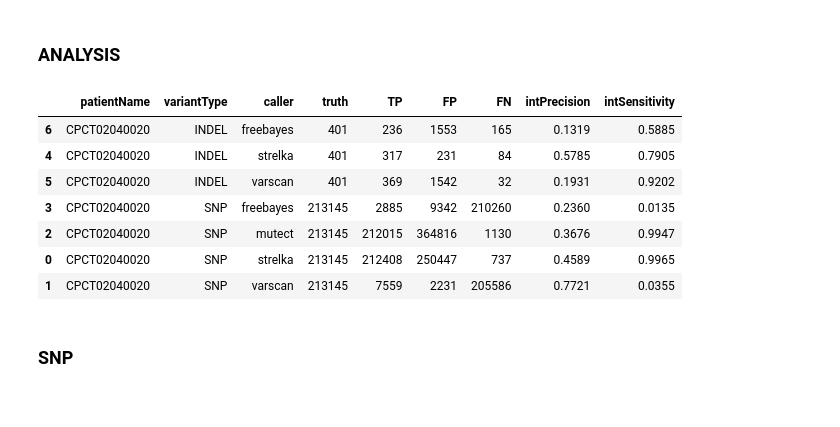
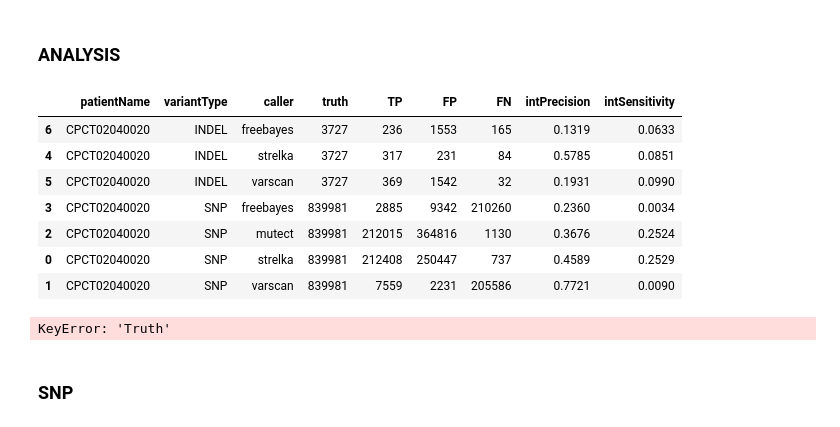
Before and after one commit to hartwigmedical/scripts, a Jupyter notebook: ipython/SuspiciousSampleAnalysisExample.ipynb, the cells around one changed output. Saved outputs shown, nothing was run; the diff lists cells and outputs as text; code cells hidden in the pictures.

```diff
--- a/ipython/SuspiciousSampleAnalysisExample.ipynb
+++ b/ipython/SuspiciousSampleAnalysisExample.ipynb
@@ -92,38 +92,43 @@ len(dfComb)
 # %%
 #INTERNAL 'PRECISION' + 'SENSITIVITY' per caller
 outputdata = []
 variantTypes = df.variantType.unique()
 patientNames = df.patientName.unique()
 for patientName in patientNames:
     for variantType in variantTypes:
-        truthSet = len(df[(df['numCallers'] >= 2)&(df['variantType'] == variantType)&(df['patientName'] == patientName)])
+        truthSet = len(df[(df['numCallers'] >= 1)&(df['variantType'] == variantType)&(df['patientName'] == patientName)])
         for columnName in list(df):
             if columnName.endswith('allele'):
                 myCaller = columnName[:-6]
                 truePositives = len(df[(df[myCaller+'allele'] != '')&(df['numCallers'] >=2) &\
                                    (df['variantType'] == variantType)&(df['patientName'] == patientName)])
                 falseNegatives = len(df[(df[myCaller+'allele'] == '')&(df['numCallers'] >= 2) &\
                                     (df['variantType'] == variantType)&(df['patientName'] == patientName)])
                 positives = len(df[(df[myCaller+'allele'] != '')&\
                                    (df['variantType'] == variantType)&(df['patientName'] == patientName)])
                 if positives > 0:
                     outputdata.append([patientName,variantType, myCaller, truthSet,truePositives,\
                                    positives-truePositives, falseNegatives, \
                                    round(truePositives/float(positives),4),round(truePositives/float(truthSet),4)])
 
 outputDF = pd.DataFrame(outputdata)
 outputDF.columns = (['patientName','variantType','caller','truth','TP','FP','FN',\
                      'intPrecision','intSensitivity'])
 outputDF.sort_values(['patientName','variantType','caller'])
 # %% [output]
 |  | patientName | variantType | caller | truth | TP | FP | FN | intPrecision | intSensitivity |
-| 6 | CPCT02040020 | INDEL | freebayes | 401 | 236 | 1553 | 165 | 0.1319 | 0.5885 |
-| 4 | CPCT02040020 | INDEL | strelka | 401 | 317 | 231 | 84 | 0.5785 | 0.7905 |
-| 5 | CPCT02040020 | INDEL | varscan | 401 | 369 | 1542 | 32 | 0.1931 | 0.9202 |
-| 3 | CPCT02040020 | SNP | freebayes | 213145 | 2885 | 9342 | 210260 | 0.2360 | 0.0135 |
-| 2 | CPCT02040020 | SNP | mutect | 213145 | 212015 | 364816 | 1130 | 0.3676 | 0.9947 |
-| 0 | CPCT02040020 | SNP | strelka | 213145 | 212408 | 250447 | 737 | 0.4589 | 0.9965 |
-| 1 | CPCT02040020 | SNP | varscan | 213145 | 7559 | 2231 | 205586 | 0.7721 | 0.0355 |
+| 6 | CPCT02040020 | INDEL | freebayes | 3727 | 236 | 1553 | 165 | 0.1319 | 0.0633 |
+| 4 | CPCT02040020 | INDEL | strelka | 3727 | 317 | 231 | 84 | 0.5785 | 0.0851 |
+| 5 | CPCT02040020 | INDEL | varscan | 3727 | 369 | 1542 | 32 | 0.1931 | 0.0990 |
+| 3 | CPCT02040020 | SNP | freebayes | 839981 | 2885 | 9342 | 210260 | 0.2360 | 0.0034 |
+| 2 | CPCT02040020 | SNP | mutect | 839981 | 212015 | 364816 | 1130 | 0.3676 | 0.2524 |
+| 0 | CPCT02040020 | SNP | strelka | 839981 | 212408 | 250447 | 737 | 0.4589 | 0.2529 |
+| 1 | CPCT02040020 | SNP | varscan | 839981 | 7559 | 2231 | 205586 | 0.7721 | 0.0090 |
+# %%
+dftemp = df[(df['variantType']== "SNP")].reset_index()
+pd.pivot_table(dftemp, values='pos', index=['numCallers'], columns=['Truth'], aggfunc='count')
+# %% [output]
+KeyError: 'Truth'
 # %% [markdown]
 <h3> SNP
 # %%
```
Also changed, not shown: 10 other files.
